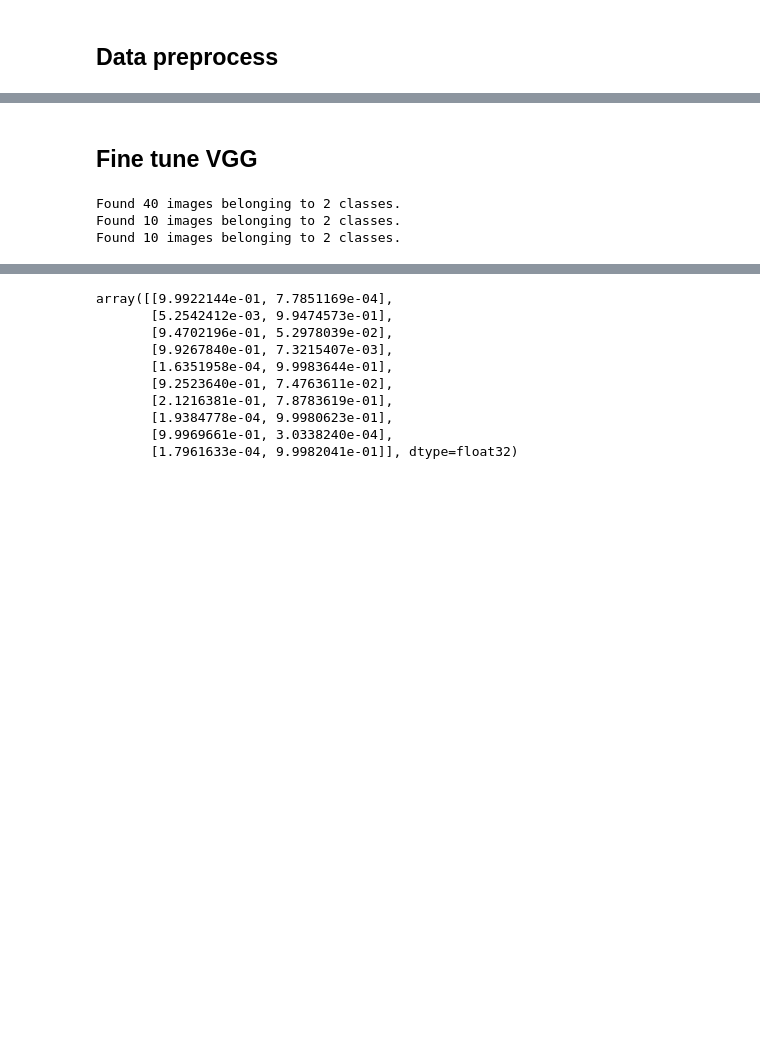
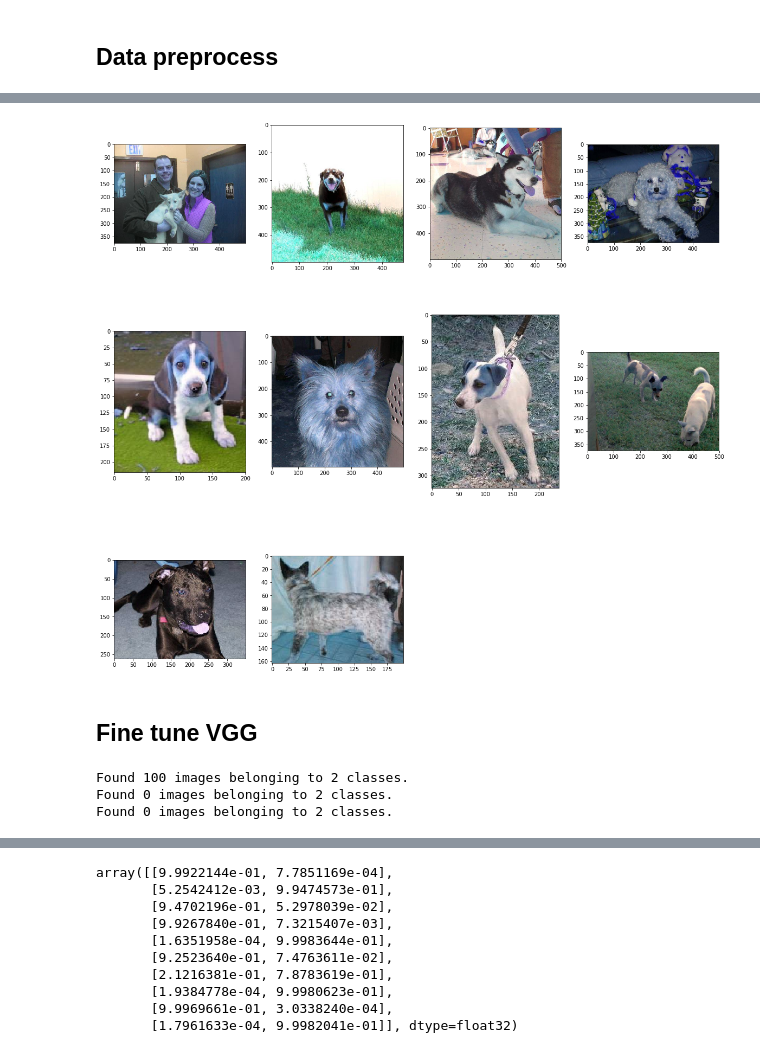
Before and after one commit to zeroohub/kaggle_fun, a Jupyter notebook: dogs_vs_cats_redux_kernels_edition/main.ipynb, the cells around one changed output, grey strips where cells are left out. Saved outputs shown, nothing was run; the diff lists cells and outputs as text; code cells hidden in the pictures; blank space fills up the shorter version.

```diff
--- a/dogs_vs_cats_redux_kernels_edition/main.ipynb
+++ b/dogs_vs_cats_redux_kernels_edition/main.ipynb
@@ -94,2 +78,22 @@ os.chdir(cwd)
+# %%
+import matplotlib.pyplot as plt
+
+def plots(images, columns=4):
+    fig = plt.figure(figsize=(20, 20))
+#     fig.add_subplot(1, 0, 0)
+    rows = int(len(images) / columns) + 1
+
+    for idx, img in enumerate(images):
+        fig.add_subplot(rows, columns, idx+1)
+        plt.imshow(img)
+    plt.show()
+# %%
+image_pathes =[pjoin(data_path, train_name, 'dog', img_name) for img_name in os.listdir(pjoin(data_path, train_name, 'dog'))[:10]]
+# %%
+images = [cv2.imread(ip) for ip in image_pathes]
+# %%
+plots(images)
+# %% [output]
+[figure, added]
 # %% [markdown]
 ## Fine tune VGG
@@ -99,29 +105,31 @@ from keras.preprocessing.image import ImageDataGenerator
 # %%
 vgg_model = VGG16.get_model(2).model
 # %%
+batch_size=32
+
 train_datagen = ImageDataGenerator()
 valid_datagen = ImageDataGenerator()
 test_datagen = ImageDataGenerator()
 train_flow = train_datagen.flow_from_directory(
-        os.path.join(data_path, 'train'),
+        pjoin(work_path, train_name),
         target_size=(224, 224),
-        batch_size=5,
+        batch_size=batch_size,
         class_mode='categorical')
 valid_flow = valid_datagen.flow_from_directory(
-        os.path.join(data_path, 'valid'),
+        pjoin(work_path, valid_name),
         target_size=(224, 224),
-        batch_size=5,
+        batch_size=batch_size,
         class_mode='categorical')
 test_flow = test_datagen.flow_from_directory(
-        os.path.join(data_path, 'test'),
+        pjoin(work_path, test_name),
         target_size=(224, 224),
-        batch_size=5,
+        batch_size=batch_size,
         class_mode='categorical',
         shuffle=False)
 # %% [output]
-Found 40 images belonging to 2 classes.
-Found 10 images belonging to 2 classes.
-Found 10 images belonging to 2 classes.
+Found 100 images belonging to 2 classes.
+Found 0 images belonging to 2 classes.
+Found 0 images belonging to 2 classes.
 # %%
 for l in vgg_model.layers[:-1]:
     l.trainable = False
```
Also changed, not shown: parts of 14 cells of this notebook.
